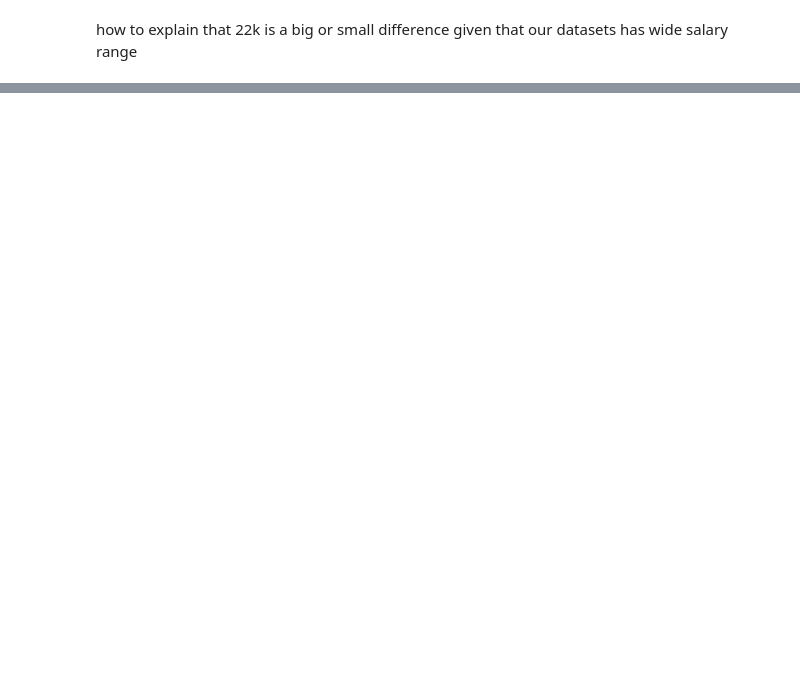
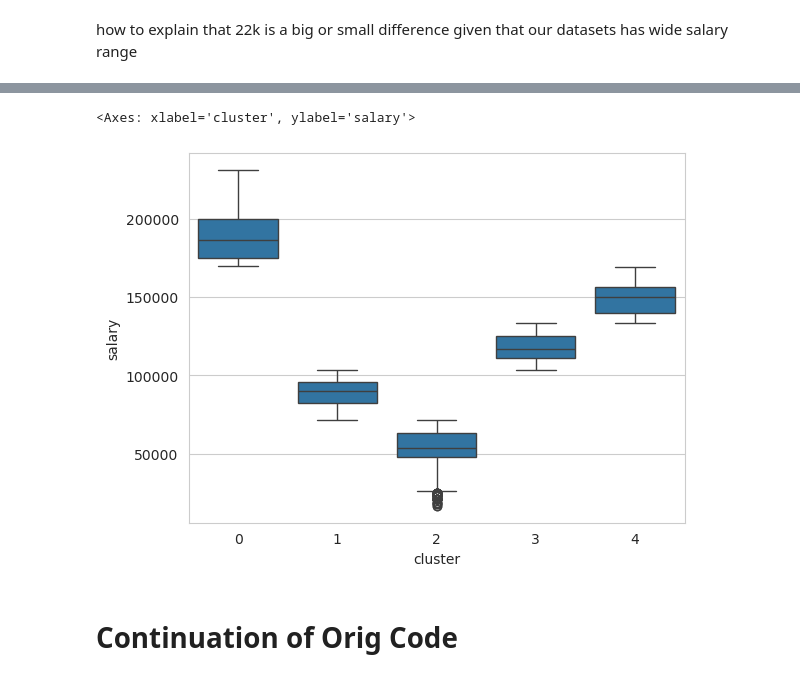
Before and after one commit to miguelcaeg/LT10_MLThesisProject, a Jupyter notebook: Raymond Yana Thesis Attempt.ipynb, the cells around one changed output, grey strips where cells are left out. Drawn from its saved outputs; the diff is of its cells as text; code cells hidden in the pictures; blank space fills up the shorter version.

```diff
--- a/Raymond Yana Thesis Attempt.ipynb
+++ b/Raymond Yana Thesis Attempt.ipynb
@@ -2202,3 +2481,12 @@ jobs_model.groupby("cluster")["job_title_short"].value_counts()
+# %%
+sns.boxplot(data=jobs_model, x="cluster", y="salary")
+
+# END
+# %% [output]
+<Axes: xlabel='cluster', ylabel='salary'>
+[figure, added]
+# %% [markdown]
+# Continuation of Orig Code
 # %%
 import matplotlib.pyplot as plt
 import numpy as np
```
Also changed, not shown: parts of 26 cells of this notebook.
